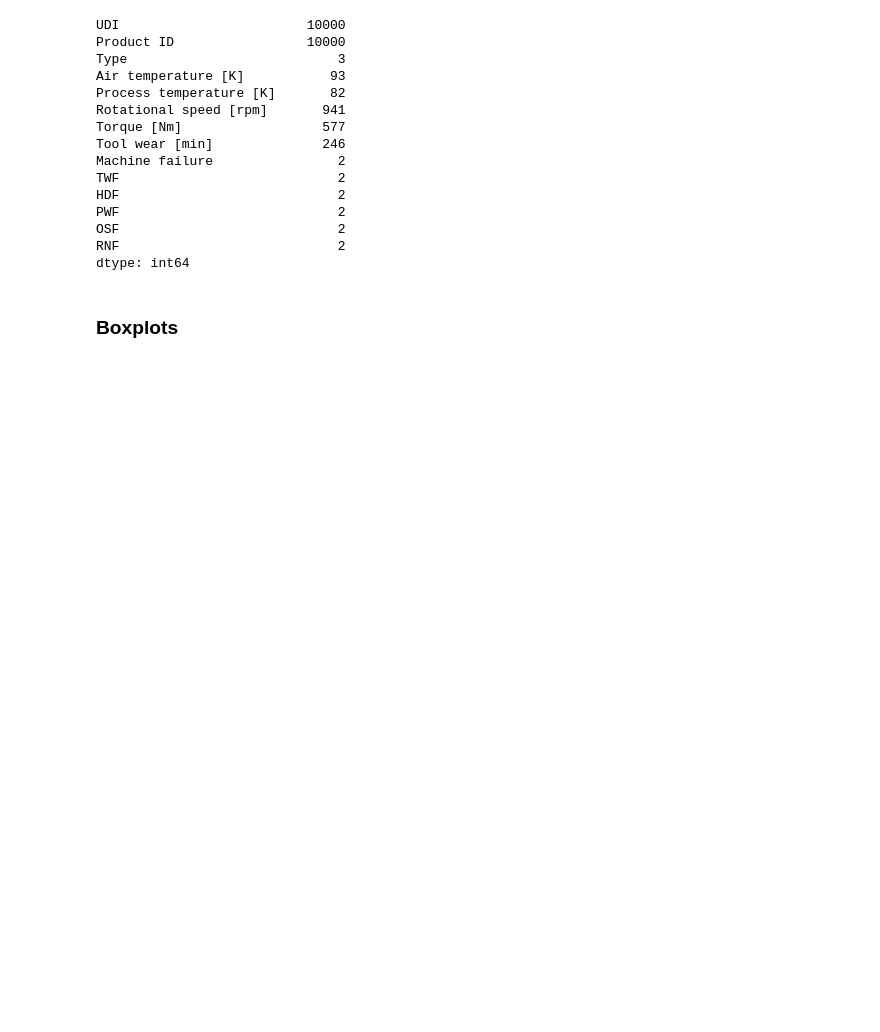
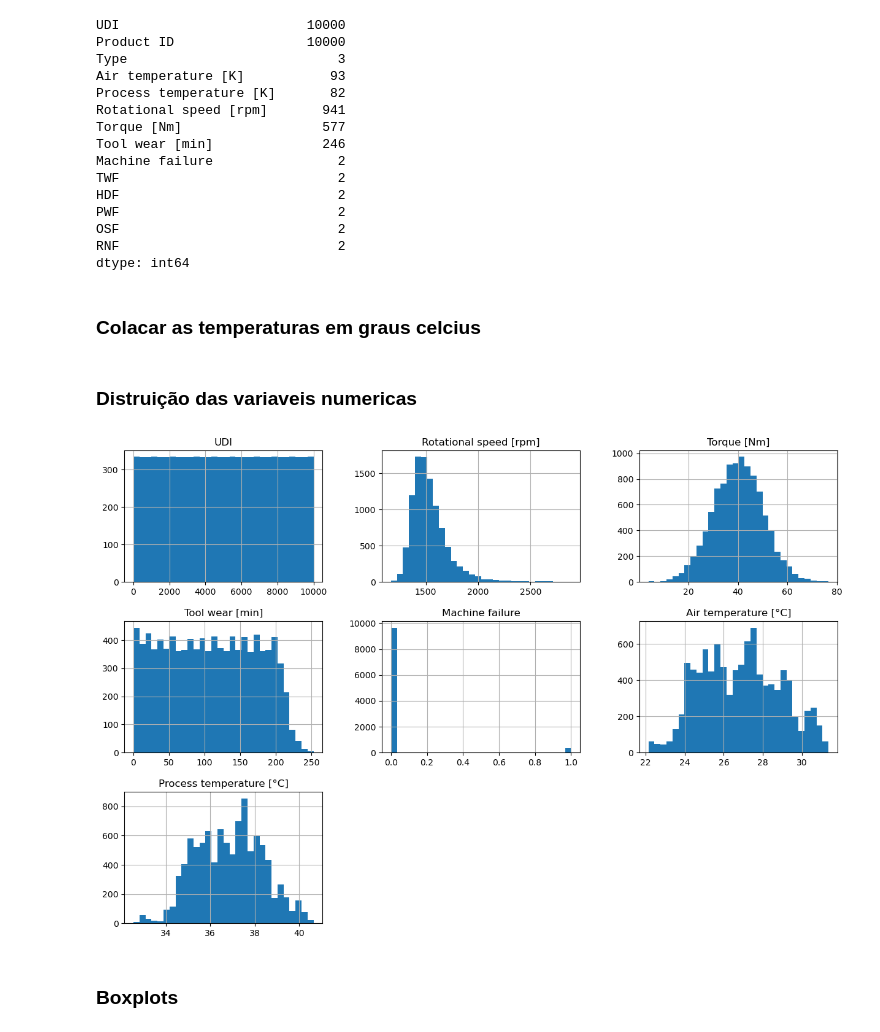
Before and after one commit to adairjuniordata/industrial-predictive-analytics, a Jupyter notebook: notebooks/02_auditoria_dados.ipynb, the cells around one changed output. Cells and saved outputs as stored; diff of their text form; code cells hidden in the pictures; blank space fills up the shorter version.

```diff
--- a/notebooks/02_auditoria_dados.ipynb
+++ b/notebooks/02_auditoria_dados.ipynb
@@ -140,5 +140,47 @@ PWF                            2
 OSF                            2
 RNF                            2
 dtype: int64
+# %%
+''' Colunas sao praticamente derivadas da variável Machine failure'''
+df=df.drop(
+    columns=[
+        'TWF',
+        'HDF',
+        'PWF',
+        'OSF',
+        'RNF'
+    ]
+)
+# %% [markdown]
+### Colacar as temperaturas em graus celcius
+# %%
+df['Air temperature [°C]'] = (
+    df['Air temperature [K]'] - 273.15
+)
+
+df['Process temperature [°C]'] = (
+    df['Process temperature [K]'] - 273.15
+)
+df = df.drop(
+    columns=[
+        'Air temperature [K]',
+        'Process temperature [K]'
+
+    ]
+)
+# %% [markdown]
+### Distruição das variaveis numericas
+# %%
+num_cols = df.select_dtypes(
+    include=['int64', 'float64']
+).columns
+# %%
+df[num_cols].hist(
+    figsize=(15,10),
+    bins=30
+)
+plt.show()
+# %% [output]
+[figure, added]
 # %% [markdown]
 ### Boxplots
```
Also changed, not shown: parts of 12 cells of this notebook.
